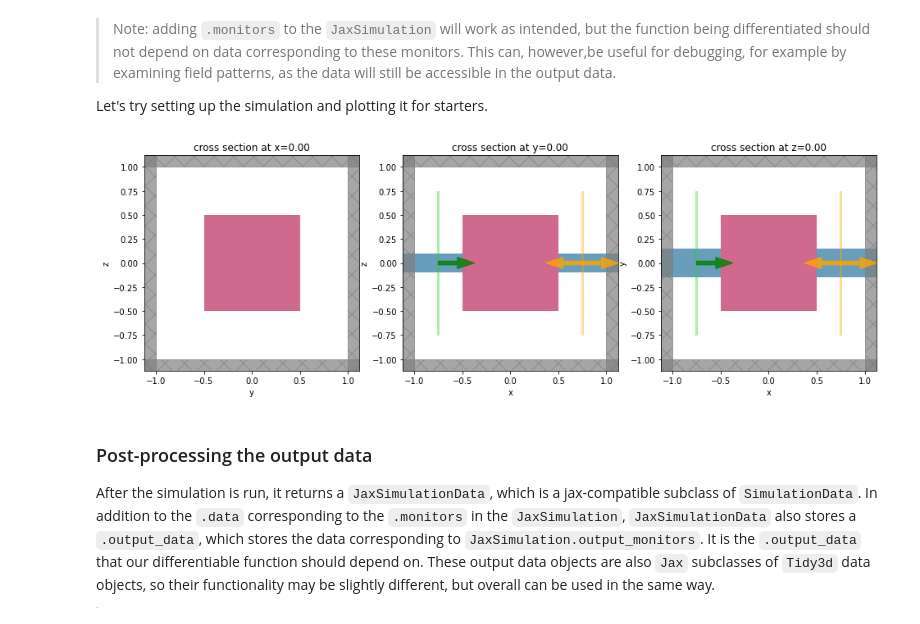
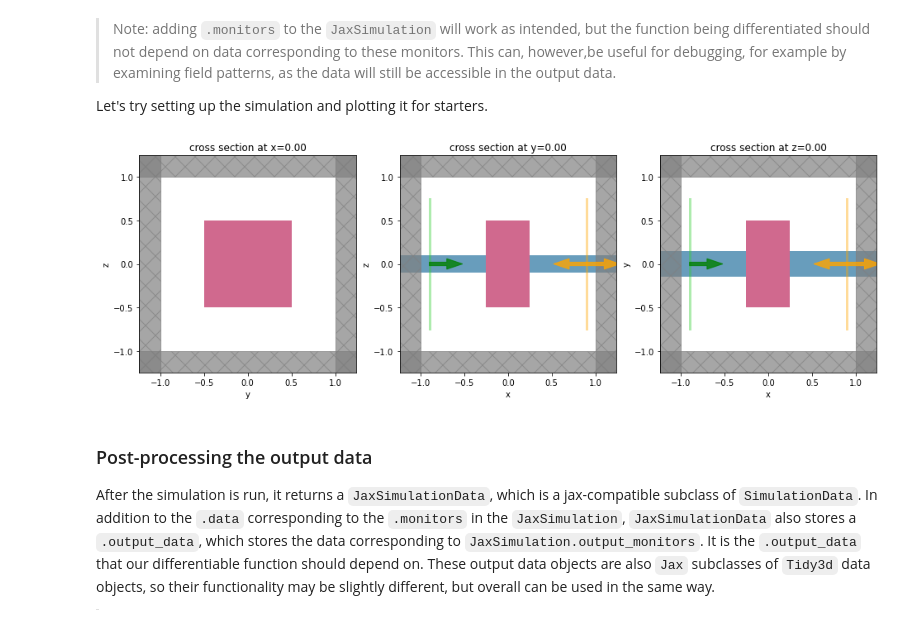
Before and after one commit to flexcompute-readthedocs/tidy3d-docs, a Jupyter notebook: docs/source/notebooks/AdjointPluginIntro.ipynb, the cells around one changed output. Drawn from its saved outputs; the diff is of its cells as text; code cells hidden in the pictures.

```diff
--- a/docs/source/notebooks/AdjointPluginIntro.ipynb
+++ b/docs/source/notebooks/AdjointPluginIntro.ipynb
@@ -244,7 +241,7 @@ def make_simulation(center: float, size: float, eps: float) -> JaxSimulation:
 
     wavelength = 1.0
     freq0 = td.C_0 / wavelength
-    dl = 0.03
+    dl = 0.02
 
     # a "static" structure
     waveguide=td.Structure(
@@ -255,7 +252,7 @@ def make_simulation(center: float, size: float, eps: float) -> JaxSimulation:
     # our "forward" soruce
     mode_src = td.ModeSource(
         size=(0,1.5,1.5),
-        center=(-0.75,0,0),
+        center=(-0.9,0,0),
         mode_index=0,
         source_time=td.GaussianPulse(freq0=freq0, fwidth=freq0/10),
         direction="+",
@@ -264,7 +261,7 @@ def make_simulation(center: float, size: float, eps: float) -> JaxSimulation:
     # a monitor to store data that our overall function will depend on
     mode_mnt = td.ModeMonitor(
         size=(0,1.5,1.5),
-        center=(+0.75,0,0),
+        center=(+0.9,0,0),
         mode_spec=mode_src.mode_spec,
         freqs=[freq0],
         name="mode",
@@ -294,15 +291,20 @@ def make_simulation(center: float, size: float, eps: float) -> JaxSimulation:
 
 Let's try setting up the simulation and plotting it for starters.
 # %%
-jax_sim = make_simulation(center=(0,0,0), size=(1.0, 1.0, 1.0), eps=3)
+# starting set of input parameters
+center0 = (0., 0., 0.)
+size0 = (0.5, 1.0, 1.0)
+eps0 = 3.0
+
+jax_sim = make_simulation(center=center0, size=size0, eps=eps0)
 _, axes = plt.subplots(1, 3, figsize=(16, 5))
 
-sim, _ = jax_sim.to_simulation()
+# sim, _ = jax_sim.to_simulation()
 for ax, dim in zip(axes, 'xyz'):
-    sim.plot(**{dim:0}, ax=ax)
+    jax_sim.plot(**{dim:0}, ax=ax)
 plt.show()
 # %% [output]
-[figure, old version]
+[figure, new version]
 # %% [markdown]
 ### Post-processing the output data
 
```
Also changed, not shown: parts of 5 cells of this notebook.
